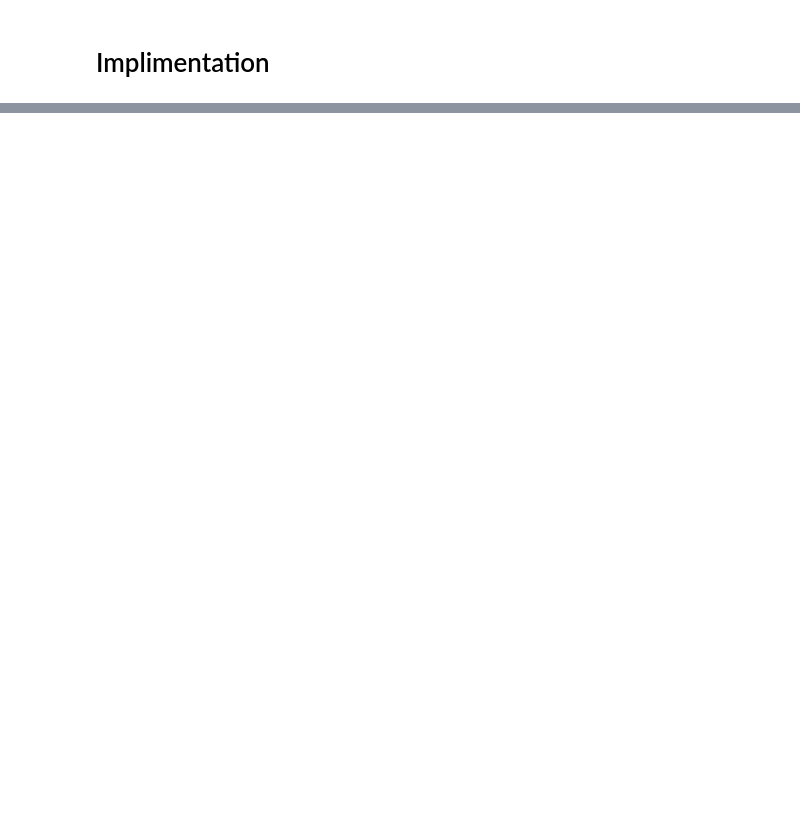
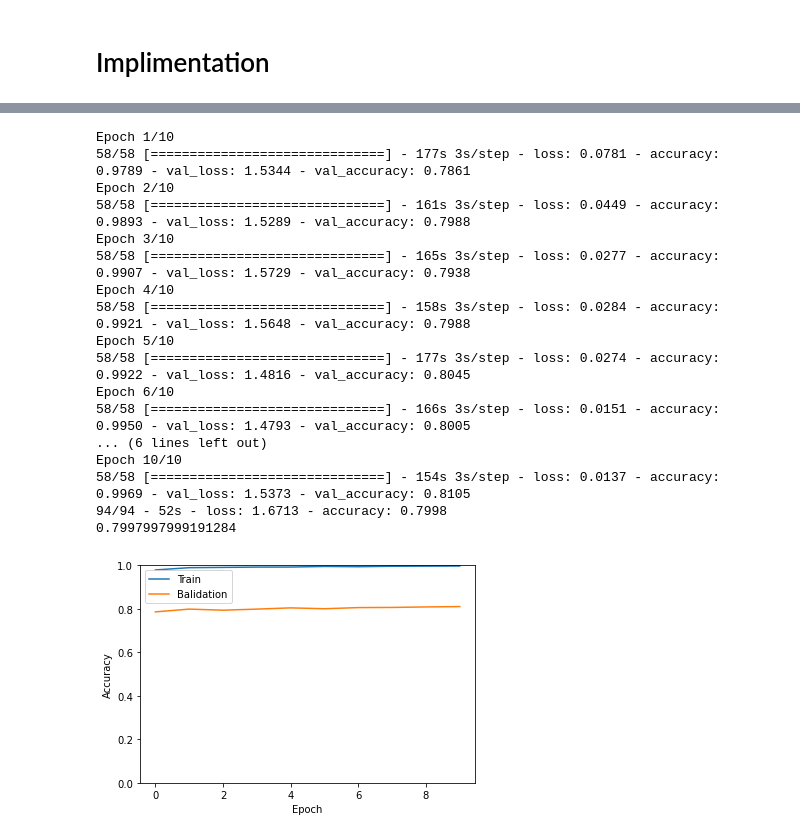
Before and after one commit to TeaWithLucas/MLBirds, a Jupyter notebook: implementation.ipynb, the cells around one changed output, grey strips where cells are left out. Cells and saved outputs as stored; diff of their text form; code cells hidden in the pictures; blank space fills up the shorter version.

```diff
--- a/implementation.ipynb
+++ b/implementation.ipynb
@@ -579,0 +575,26 @@ Epoch 10/10
+# %%
+unfreeze_model(model_B5_a,optimizer=tf.keras.optimizers.Adam(learning_rate=1e-4))
+
+history_B5_a = model_B5_a.fit(x_train,y_train, batch_size=100, epochs=10, validation_data=(x_dev,y_dev))
+
+plot_hist(history_B5_a)
+model_acc(model_B5_a)
+# %% [output]
+Epoch 1/10
+58/58 [==============================] - 177s 3s/step - loss: 0.0781 - accuracy: 0.9789 - val_loss: 1.5344 - val_accuracy: 0.7861
+Epoch 2/10
+58/58 [==============================] - 161s 3s/step - loss: 0.0449 - accuracy: 0.9893 - val_loss: 1.5289 - val_accuracy: 0.7988
+Epoch 3/10
+58/58 [==============================] - 165s 3s/step - loss: 0.0277 - accuracy: 0.9907 - val_loss: 1.5729 - val_accuracy: 0.7938
+Epoch 4/10
+58/58 [==============================] - 158s 3s/step - loss: 0.0284 - accuracy: 0.9921 - val_loss: 1.5648 - val_accuracy: 0.7988
+Epoch 5/10
+58/58 [==============================] - 177s 3s/step - loss: 0.0274 - accuracy: 0.9922 - val_loss: 1.4816 - val_accuracy: 0.8045
+Epoch 6/10
+58/58 [==============================] - 166s 3s/step - loss: 0.0151 - accuracy: 0.9950 - val_loss: 1.4793 - val_accuracy: 0.8005
+... (6 lines left out)
+Epoch 10/10
+58/58 [==============================] - 154s 3s/step - loss: 0.0137 - accuracy: 0.9969 - val_loss: 1.5373 - val_accuracy: 0.8105
+94/94 - 52s - loss: 1.6713 - accuracy: 0.7998
+0.7997997999191284
+[figure, added]
```
Also changed, not shown: parts of 13 cells of this notebook.
